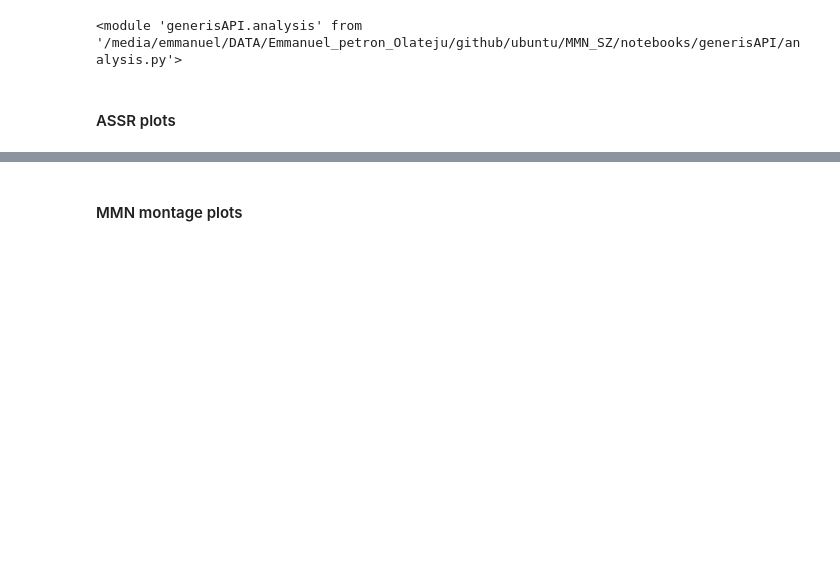
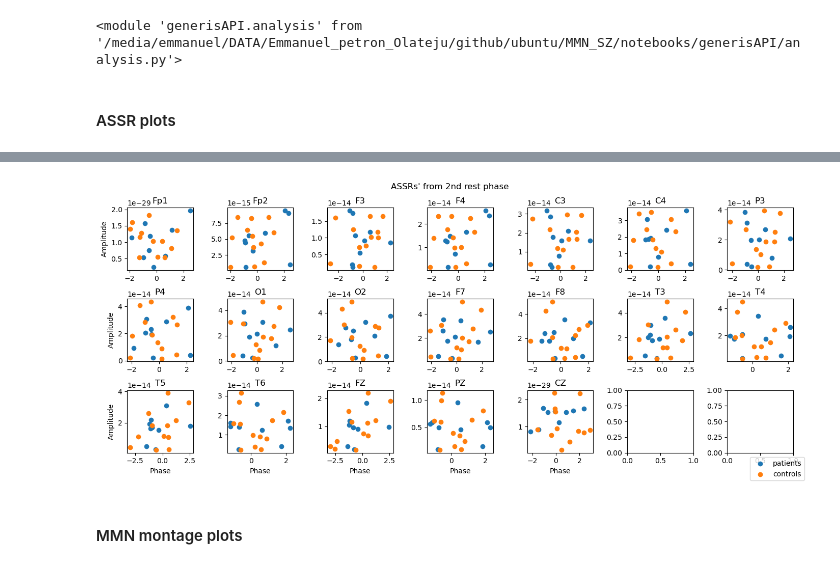
Before and after one commit to victorian177/MMN_SZ, a Jupyter notebook: notebooks/analysis.ipynb, the cells around one changed output, grey strips where cells are left out. Saved outputs shown, nothing was run; the diff lists cells and outputs as text; code cells hidden in the pictures; blank space fills up the shorter version.

```diff
--- a/notebooks/analysis.ipynb
+++ b/notebooks/analysis.ipynb
@@ -79,3 +98,7 @@ controlsIndex = np.argwhere(np.array(features['category'] == 'Control')==True).f
+# %%
+plots.assr_plot(patients_2ndrest_assr,controls_2ndrest_assr,electrodes,'ASSRs\' from 2nd rest phase')
+# %% [output]
+[figure, added]
 # %%
 # fig,ax = plt.subplots(len(patientsIndex),3,figsize=(24,57))
 
```
Also changed, not shown: parts of 2 cells of this notebook, 1 other file.
